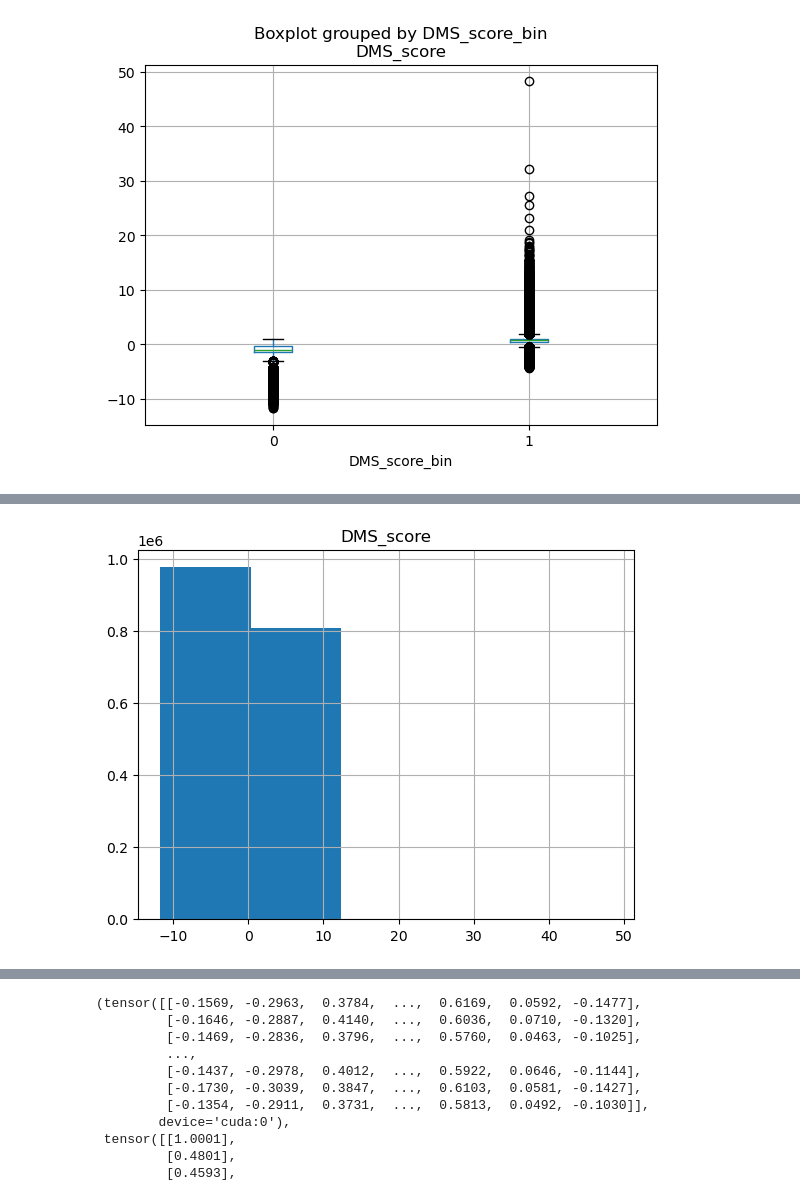
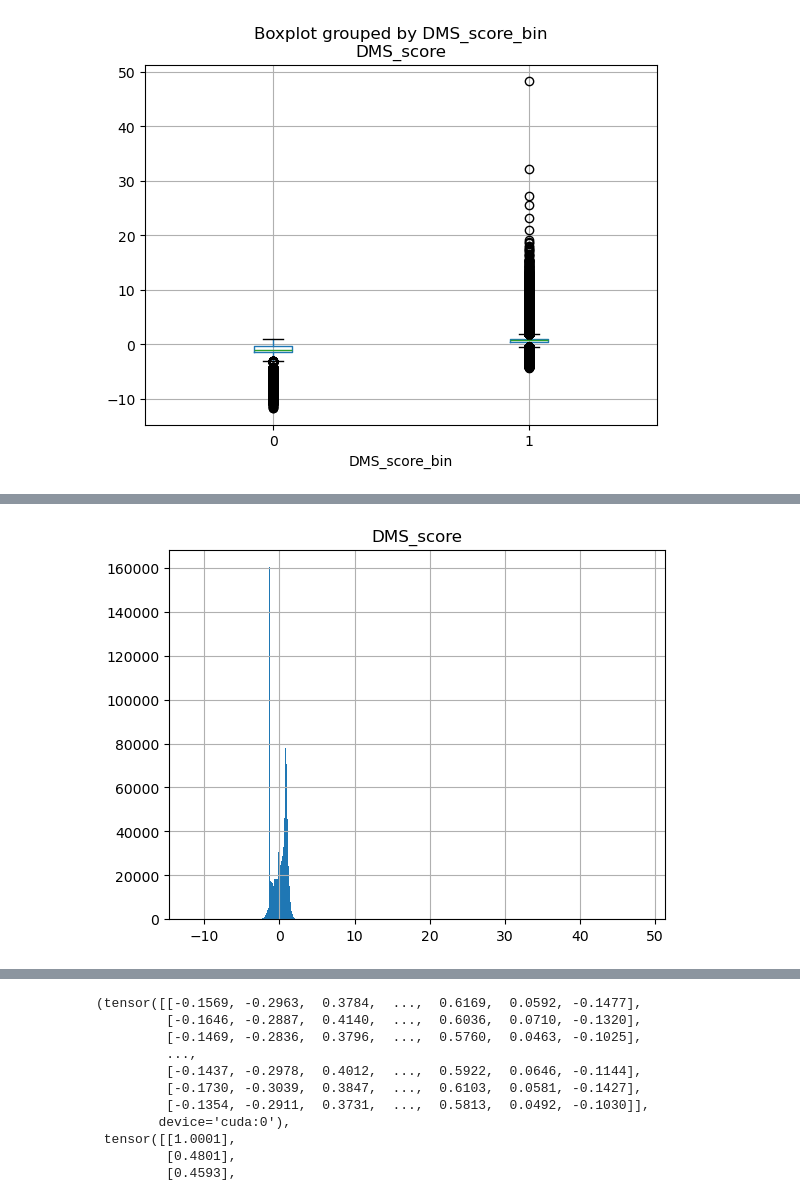
Before and after one commit to rahikot/MLBProject, a Jupyter notebook: MLBDataProcessing.ipynb, the cells around one changed output, grey strips where cells are left out. Saved outputs shown, nothing was run; the diff lists cells and outputs as text; code cells hidden in the pictures.

```diff
--- a/MLBDataProcessing.ipynb
+++ b/MLBDataProcessing.ipynb
@@ -53,10 +54,10 @@ plt.show()
 # %%
 #histogram of Dms_score
 
-df.hist(column='DMS_score', bins=5)
+df.hist(column='DMS_score', bins=1000)
 plt.show()
 # %% [output]
-[figure, old version]
+[figure, new version]
 # %%
 filepath = "/Clinical_ProteinGym_substitutions"
 os.chdir(filepath)
```
Also changed, not shown: parts of 16 cells of this notebook, 2 other files.
